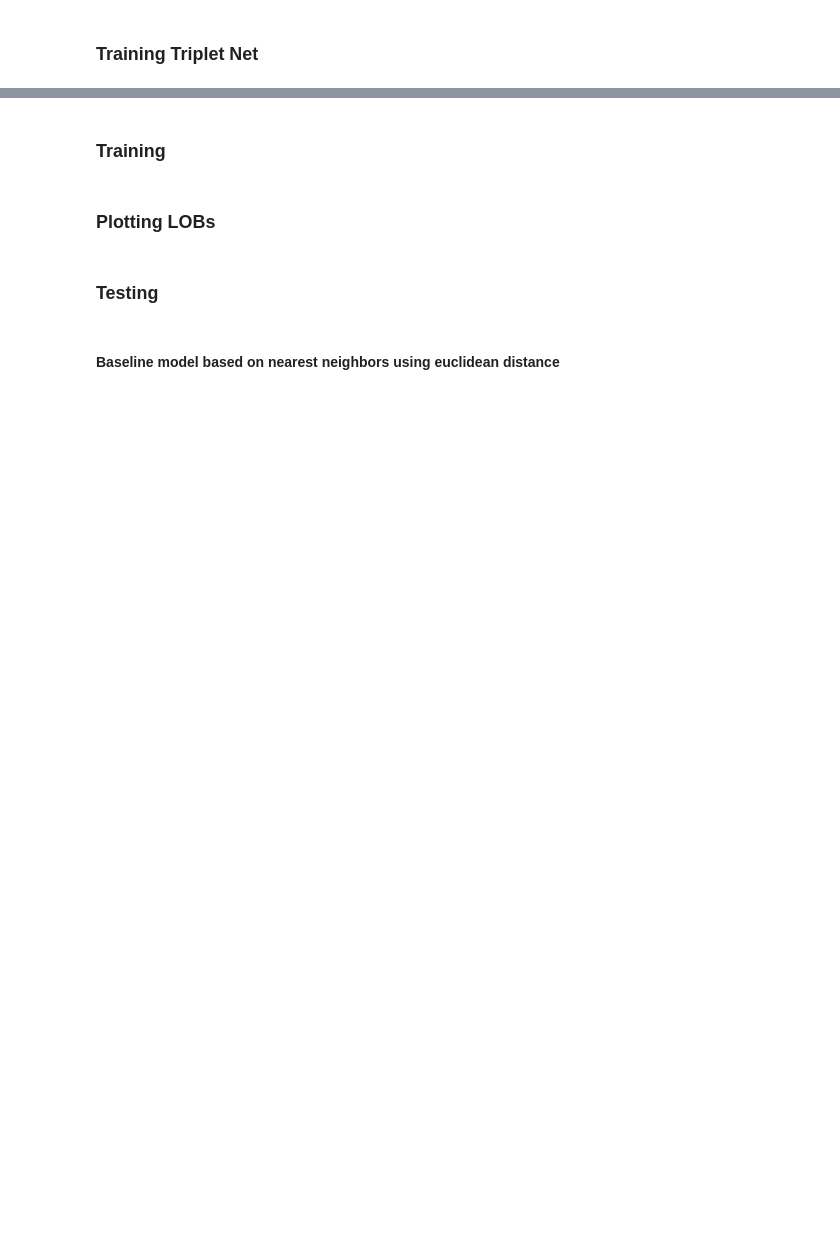
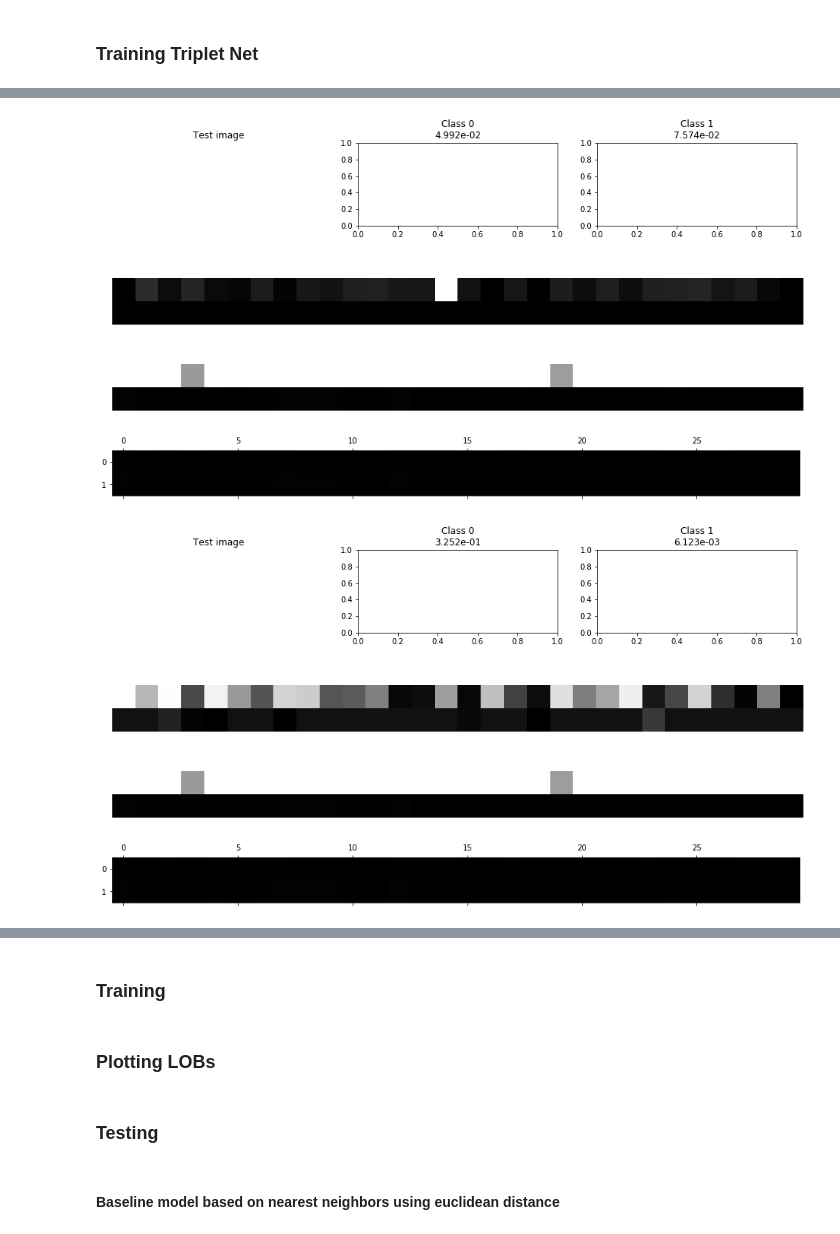
Before and after one commit to solitudeforsanity/LimitOrderBookPatterns, a Jupyter notebook: src/notebooks/Spoof_Detection_Siamese_Net.ipynb, the cells around one changed output, grey strips where cells are left out. Drawn from its saved outputs; the diff is of its cells as text; code cells hidden in the pictures; blank space fills up the shorter version.

```diff
--- a/src/notebooks/Spoof_Detection_Siamese_Net.ipynb
+++ b/src/notebooks/Spoof_Detection_Siamese_Net.ipynb
@@ -361,0 +622,12 @@ def triplet_loss(y_true, y_pred, alpha = 0.2):
+# %%
+for i in range(2):
+    DrawTestImage(build_embedding,np.expand_dims(list_of_train[i][680,:,:,:],axis=0))
+# %% [output]
+[figure, added]
+[figure, added]
+[figure, added]
+[figure, added]
+[figure, added]
+[figure, added]
+[figure, added]
+[figure, added]
```
Also changed, not shown: parts of 33 cells of this notebook.
